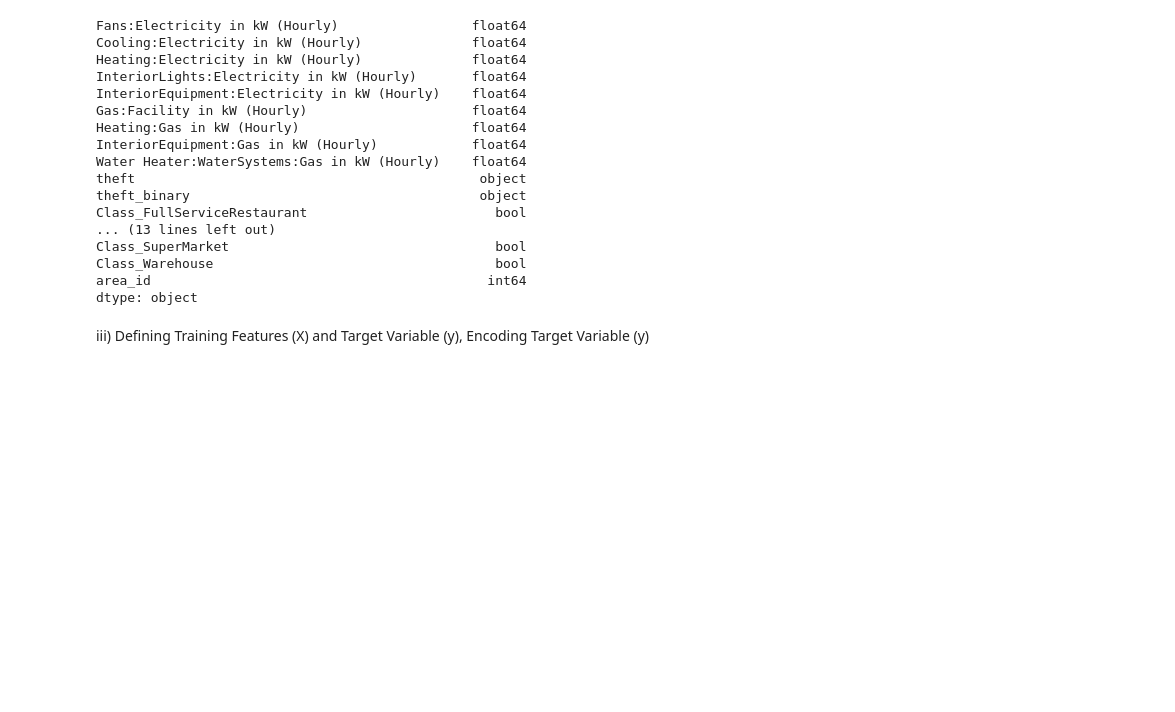
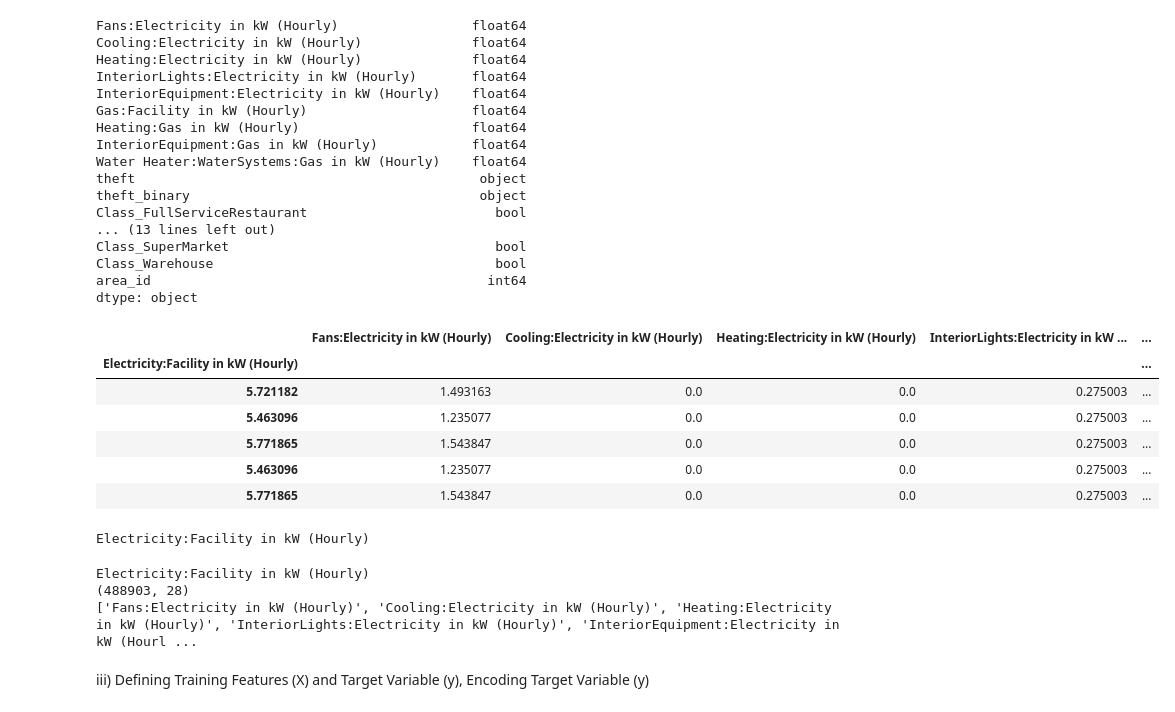
Before and after one commit to kavithahk-1706/ml_energy_theft_project_backend, a Jupyter notebook: notebooks/model_training_testing.ipynb, the cells around one changed output. Cells and saved outputs as stored; diff of their text form; code cells hidden in the pictures; blank space fills up the shorter version.

```diff
--- a/notebooks/model_training_testing.ipynb
+++ b/notebooks/model_training_testing.ipynb
@@ -56,6 +56,26 @@ Class_SuperMarket                                  bool
 Class_Warehouse                                    bool
 area_id                                           int64
 dtype: object
+# %%
+display(dataset[dataset['Class_SmallOffice']==True].head())
+print(dataset.index.name)
+# %% [output]
+|  | Fans:Electricity in kW (Hourly) | Cooling:Electricity in kW (Hourly) | Heating:Electricity in kW (Hourly) | InteriorLights:Electricity in kW ... | ... |
+| Electricity:Facility in kW (Hourly) |  |  |  |  | ... |
+| 5.721182 | 1.493163 | 0.0 | 0.0 | 0.275003 | ... |
+| 5.463096 | 1.235077 | 0.0 | 0.0 | 0.275003 | ... |
+| 5.771865 | 1.543847 | 0.0 | 0.0 | 0.275003 | ... |
+| 5.463096 | 1.235077 | 0.0 | 0.0 | 0.275003 | ... |
+| 5.771865 | 1.543847 | 0.0 | 0.0 | 0.275003 | ... |
+Electricity:Facility in kW (Hourly)
+# %%
+print(dataset.index.name)
+print(dataset.shape)
+print(dataset.columns.tolist())
+# %% [output]
+Electricity:Facility in kW (Hourly)
+(488903, 28)
+['Fans:Electricity in kW (Hourly)', 'Cooling:Electricity in kW (Hourly)', 'Heating:Electricity in kW (Hourly)', 'InteriorLights:Electricity in kW (Hourly)', 'InteriorEquipment:Electricity in kW (Hourl ...
 # %% [markdown]
 iii) Defining Training Features (X) and Target Variable (y), Encoding Target Variable (y)
 # %%
```
Also changed, not shown: parts of 1 cell of this notebook, 4 other files.
